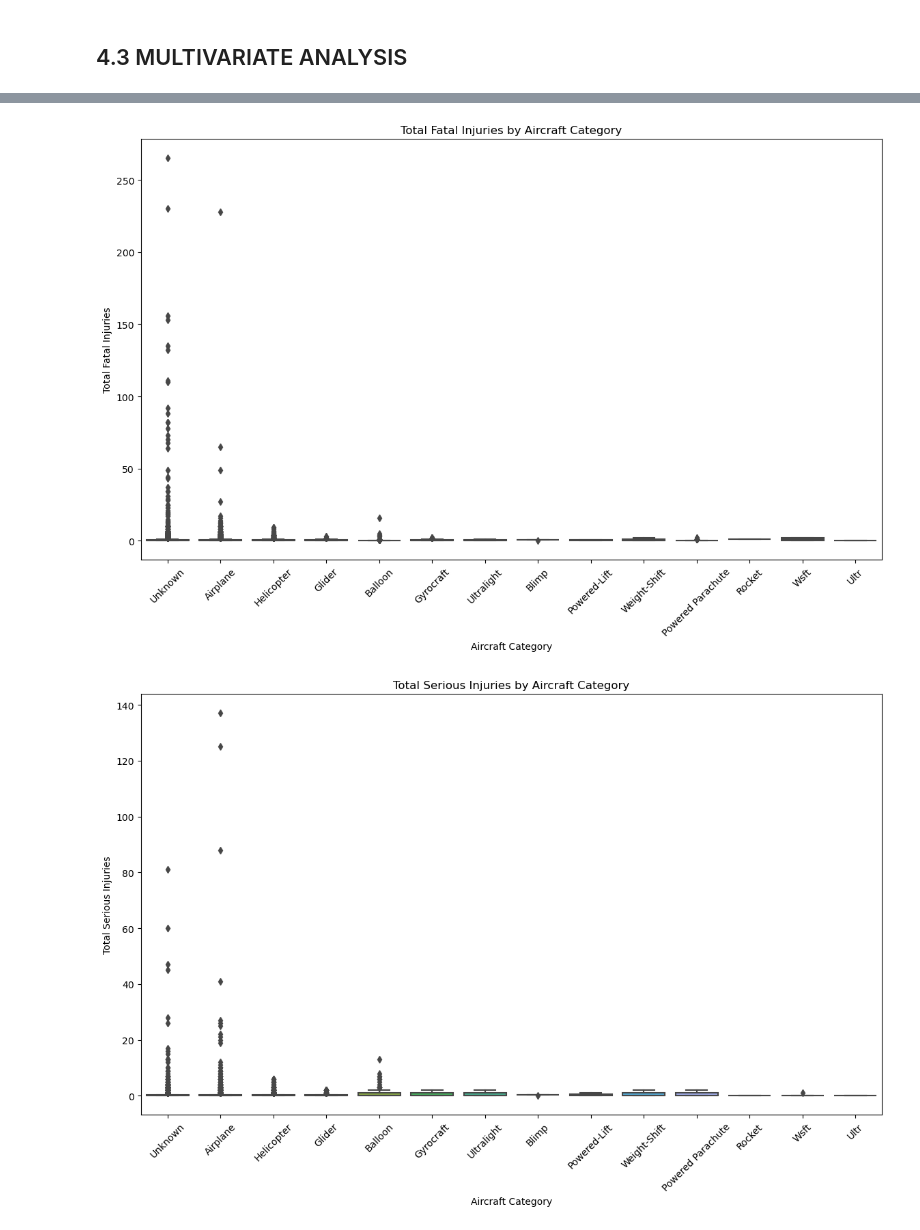
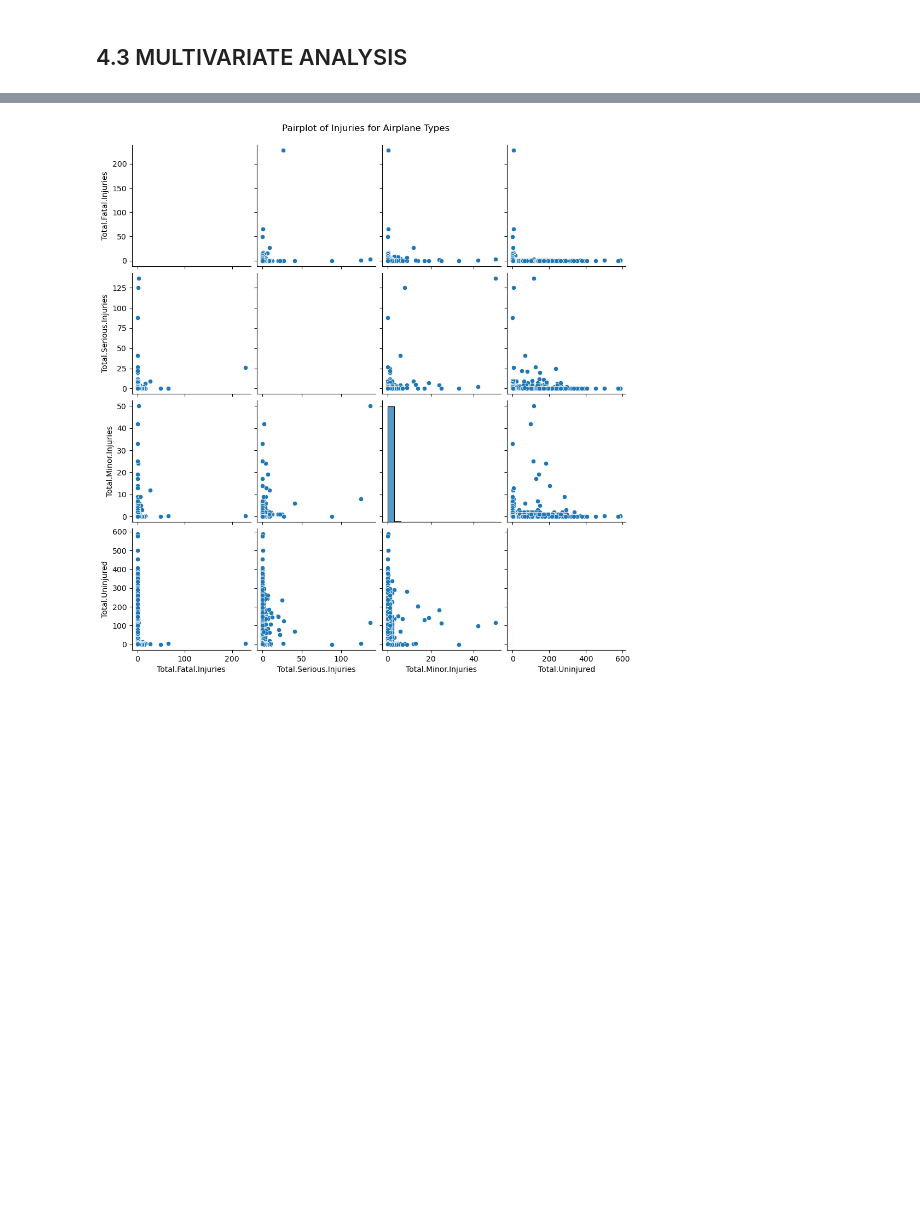
Before and after one commit to BrianGithinji-BMG/First-Project, a Jupyter notebook: project.ipynb, the cells around one changed output, grey strips where cells are left out. Cells and saved outputs as stored; diff of their text form; code cells hidden in the pictures; blank space fills up the shorter version.

```diff
--- a/project.ipynb
+++ b/project.ipynb
@@ -667,25 +682,10 @@ plt.show()
-# %%
-# Convert inf values to NaN and fill NaNs
-injury_columns = ['Total.Fatal.Injuries', 'Total.Serious.Injuries', 'Total.Minor.Injuries', 'Total.Uninjured']
-df_USA[injury_columns] = df_USA[injury_columns].replace([np.inf, -np.inf], np.nan)
-df_USA[injury_columns] = df_USA[injury_columns].fillna(df_USA[injury_columns].mean())
-
-# Distribution of total injuries by aircraft category
-fig, ax = plt.subplots(figsize=(14, 8))
-sns.boxplot(data=df_USA, x='Aircraft.Category', y='Total.Fatal.Injuries', ax=ax)
-ax.set_title('Total Fatal Injuries by Aircraft Category')
-ax.set_xlabel('Aircraft Category')
-ax.set_ylabel('Total Fatal Injuries')
-plt.xticks(rotation=45)
-plt.show()
-
-fig, ax = plt.subplots(figsize=(14, 8))
-sns.boxplot(data=df_USA, x='Aircraft.Category', y='Total.Serious.Injuries', ax=ax)
-ax.set_title('Total Serious Injuries by Aircraft Category')
-ax.set_xlabel('Aircraft Category')
-ax.set_ylabel('Total Serious Injuries')
-plt.xticks(rotation=45)
-plt.show()
-# %% [output]
-[figure, removed]
-[figure, removed]
+# %%
+# Filter for airplane types
+df_airplane = df_USA[df_USA['Aircraft.Category'] == 'Airplane']
+
+# Pairplot for injuries related to airplanes
+sns.pairplot(df_airplane[['Total.Fatal.Injuries', 'Total.Serious.Injuries', 'Total.Minor.Injuries', 'Total.Uninjured']])
+plt.suptitle('Pairplot of Injuries for Airplane Types', y=1.02)
+plt.show()
+# %% [output]
+[figure, added]
```
Also changed, not shown: parts of 42 cells of this notebook, 1 other file.
